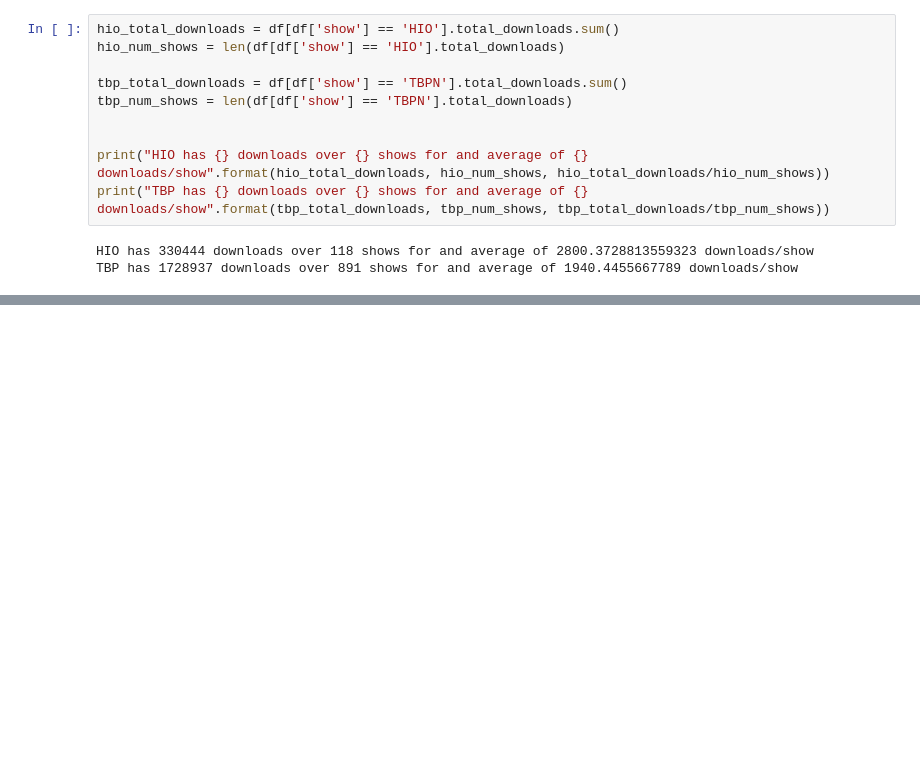
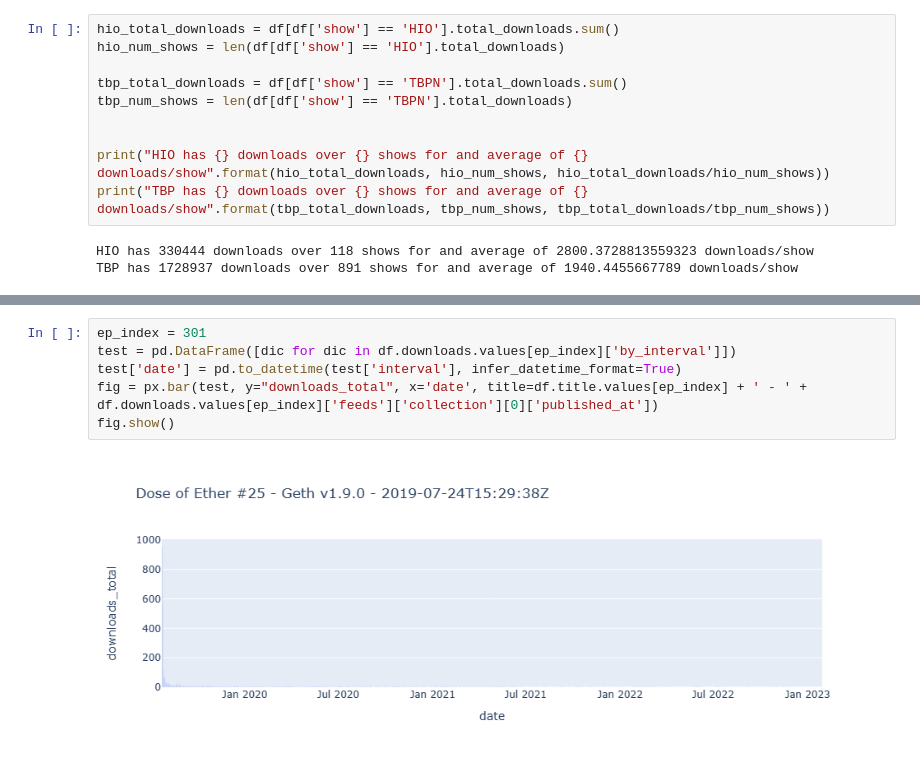
Before and after one commit to corpetty/TBP_metrics, a Jupyter notebook: Exploring_Simplecast.ipynb, the cells around one changed output, grey strips where cells are left out. Cells and saved outputs as stored; diff of their text form; blank space fills up the shorter version.

```diff
--- a/Exploring_Simplecast.ipynb
+++ b/Exploring_Simplecast.ipynb
@@ -163,0 +182,8 @@ TBP has 1728937 downloads over 891 shows for and average of 1940.4455667789 down
+# %%
+ep_index = 301
+test = pd.DataFrame([dic for dic in df.downloads.values[ep_index]['by_interval']])
+test['date'] = pd.to_datetime(test['interval'], infer_datetime_format=True)
+fig = px.bar(test, y="downloads_total", x='date', title=df.title.values[ep_index] + ' - ' + df.downloads.values[ep_index]['feeds']['collection'][0]['published_at'])
+fig.show()
+# %% [output]
+[figure, added]
```
Also changed, not shown: parts of 2 cells of this notebook, 1 other file.
